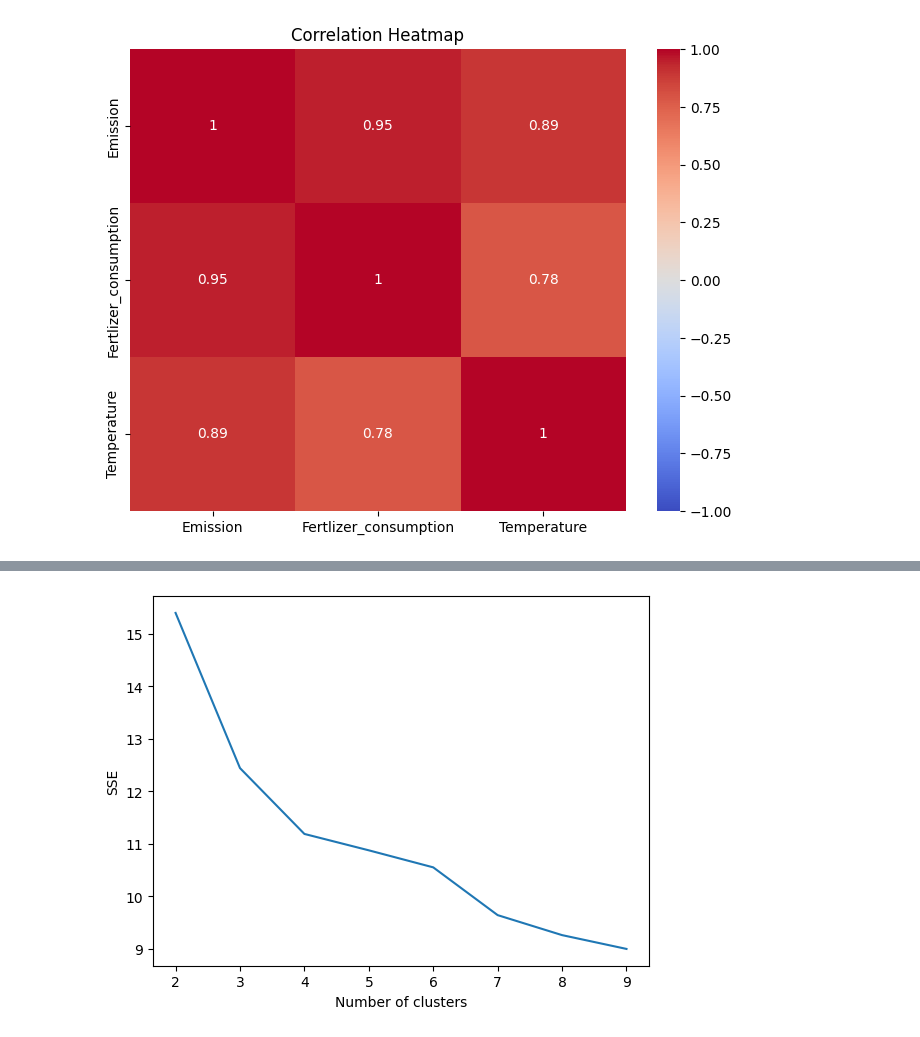
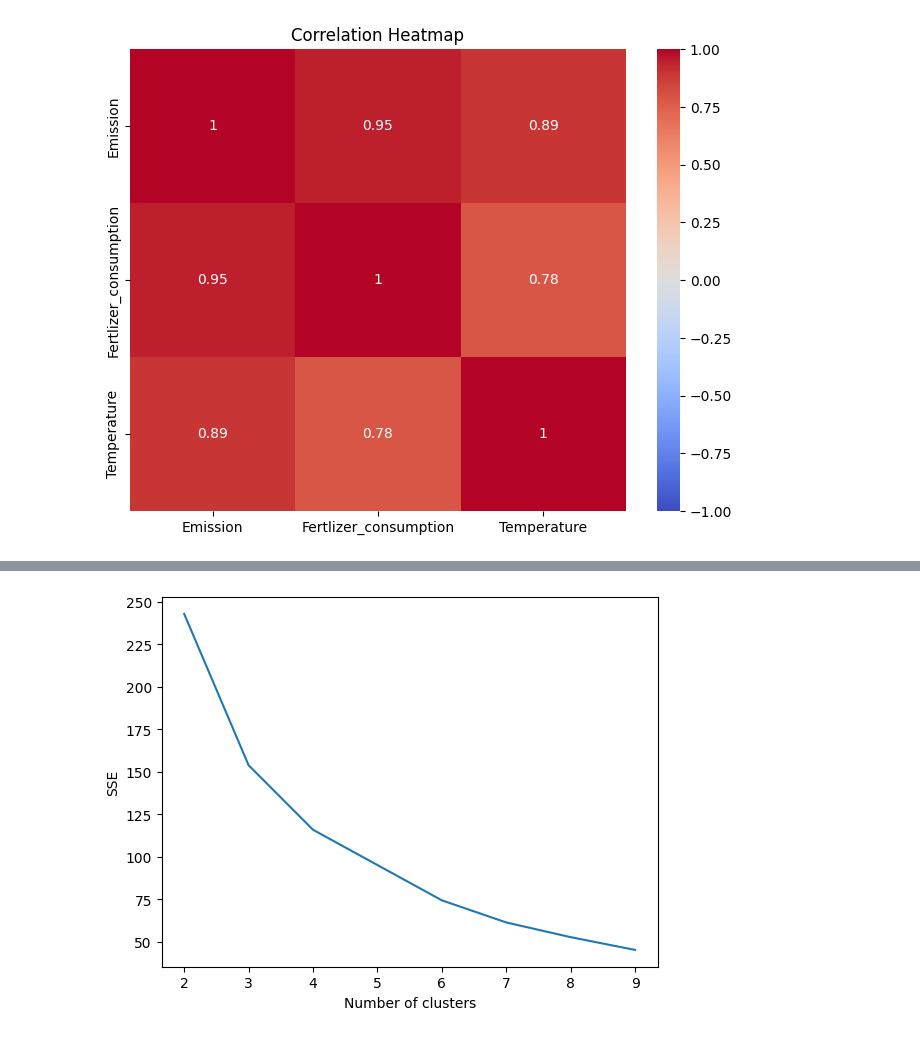
Before and after one commit to MuhammedThariq/Data-Science-Final-Project, a Jupyter notebook: Exploratory_data_analysis.ipynb, the cells around one changed output, grey strips where cells are left out. Cells and saved outputs as stored; diff of their text form; code cells hidden in the pictures.

```diff
--- a/Exploratory_data_analysis.ipynb
+++ b/Exploratory_data_analysis.ipynb
@@ -204,0 +134,6 @@ print(reshaped_cluster_pivot_df)
+# %%
+#Creating a dataframe group by country and taking the average of Nitrous oxide
+#emission, fertilizer consumption and temperature over the years
+cluster_df = forecast_df.groupby('Country')[['Emission', 'Fertlizer_consumption', 'Temperature']].mean()
+cluster_df = cluster_df.reset_index()
+print(cluster_df)
@@ -204,0 +155,5 @@ print(reshaped_cluster_pivot_df)
+# %%
+#Normalising the values of Cluster_df using standard scaler
+scaler = StandardScaler()
+cluster_df[['Emission', 'Fertlizer_consumption', 'Temperature']] = scaler.fit_transform(cluster_df[['Emission', 'Fertlizer_consumption', 'Temperature']])
+print(cluster_df)
@@ -205,15 +175,19 @@ print(reshaped_cluster_pivot_df)
+# %%
+#Creating a new dataframe with only the normalised values for clustering
+norm_cluster_df = cluster_df[['Emission', 'Fertlizer_consumption', 'Temperature']]
 # %%
+#Calculating the optimal number of clusters using elbow method
 sse = []
 for i in range(2,10):
-  model = TimeSeriesKMeans(n_clusters=i, metric="dtw", random_state=42)
-  model.fit(reshaped_cluster_pivot_df)
+  model = KMeans(n_clusters=i, random_state=42, n_init=10)
+  model.fit(norm_cluster_df)
   sse.append(model.inertia_)
 
 plt.figure()
 plt.plot(range(2,10), sse)
 plt.xlabel("Number of clusters")
 plt.ylabel("SSE")
 plt.show()
 # %% [output]
-[figure, old version]
+[figure, new version]
 # %%
```
Also changed, not shown: parts of 33 cells of this notebook.
